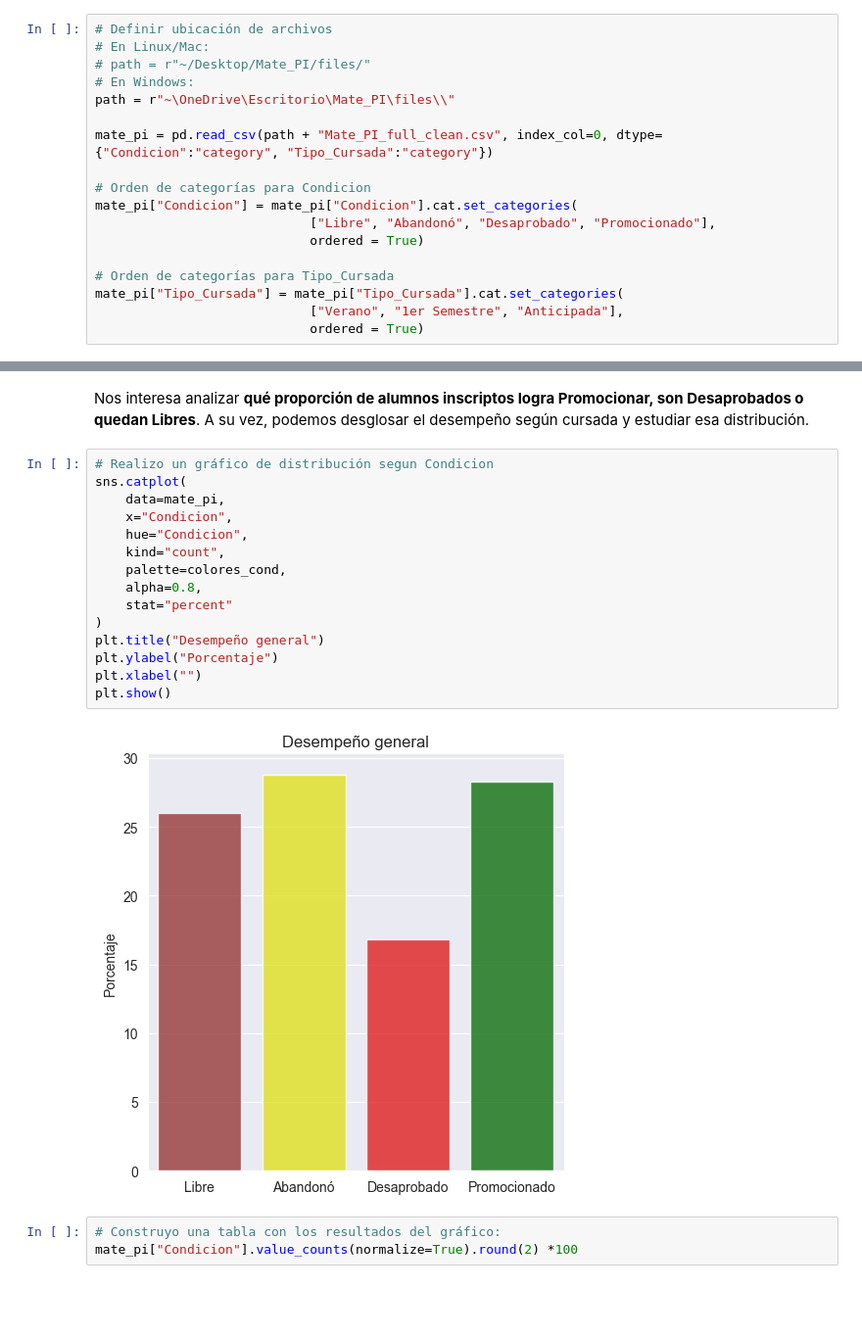
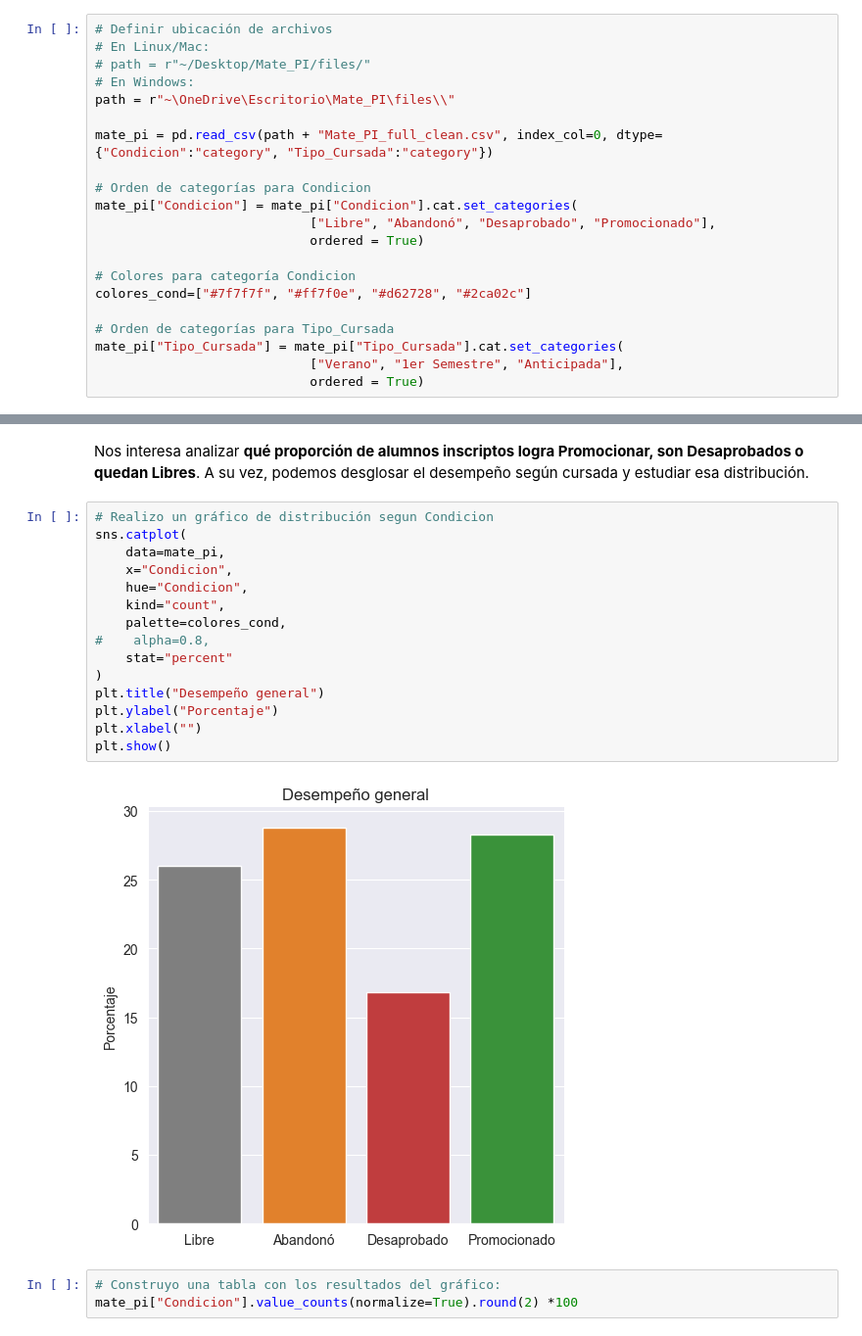
Before and after one commit to juanjogervasio/Intro-courses-analysis, a Jupyter notebook: notebooks/Analisis.ipynb, the cells around one changed output, grey strips where cells are left out. Shown: that part at 98% size. Drawn from its saved outputs; the diff is of its cells as text; blank space fills up the shorter version.

```diff
--- a/notebooks/Analisis.ipynb
+++ b/notebooks/Analisis.ipynb
@@ -24,6 +25,9 @@ mate_pi["Condicion"] = mate_pi["Condicion"].cat.set_categories(
                             ["Libre", "Abandonó", "Desaprobado", "Promocionado"],
                             ordered = True)
 
+# Colores para categoría Condicion
+colores_cond=["#7f7f7f", "#ff7f0e", "#d62728", "#2ca02c"]
+
 # Orden de categorías para Tipo_Cursada
 mate_pi["Tipo_Cursada"] = mate_pi["Tipo_Cursada"].cat.set_categories(
                             ["Verano", "1er Semestre", "Anticipada"],
@@ -199,20 +203,20 @@ Nos interesa analizar **qué proporción de alumnos inscriptos logra Promocionar
 # %%
 # Realizo un gráfico de distribución segun Condicion
 sns.catplot(
     data=mate_pi,
     x="Condicion",
     hue="Condicion",
     kind="count",
     palette=colores_cond,
-    alpha=0.8,
+#    alpha=0.8,
     stat="percent"
 )
 plt.title("Desempeño general")
 plt.ylabel("Porcentaje")
 plt.xlabel("")
 plt.show()
 # %% [output]
-[figure, old version]
+[figure, new version]
 # %%
 # Construyo una tabla con los resultados del gráfico:
 mate_pi["Condicion"].value_counts(normalize=True).round(2) *100
```
Also changed, not shown: parts of 9 cells of this notebook, 2 other files.
